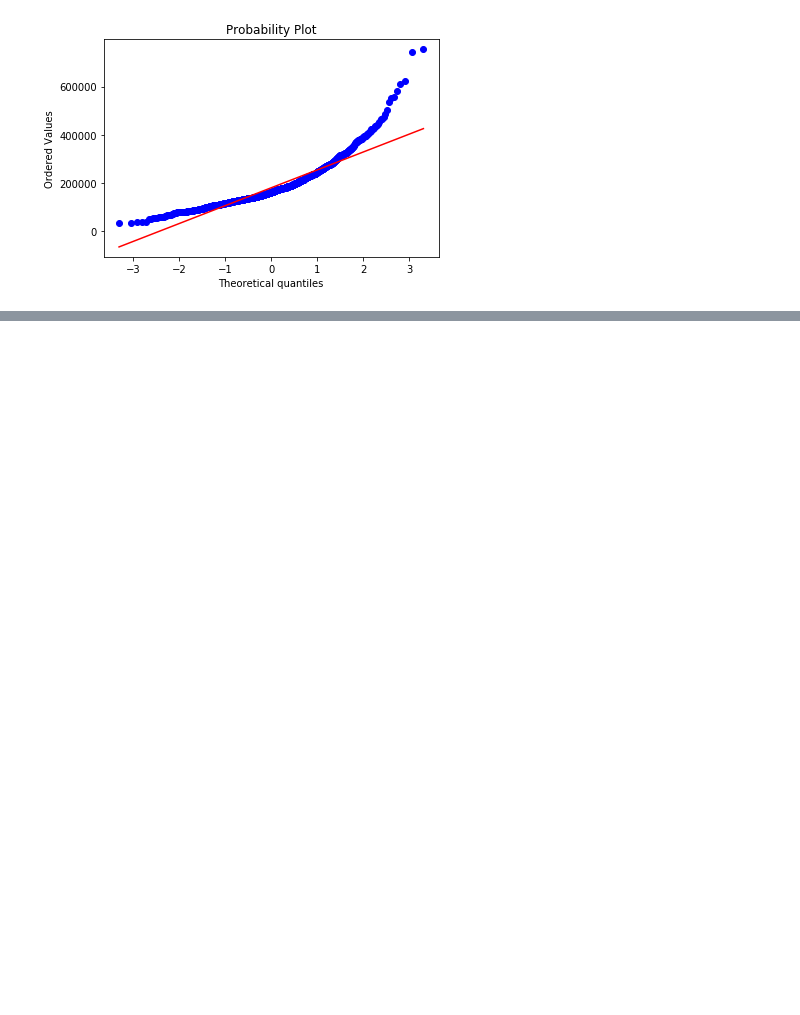
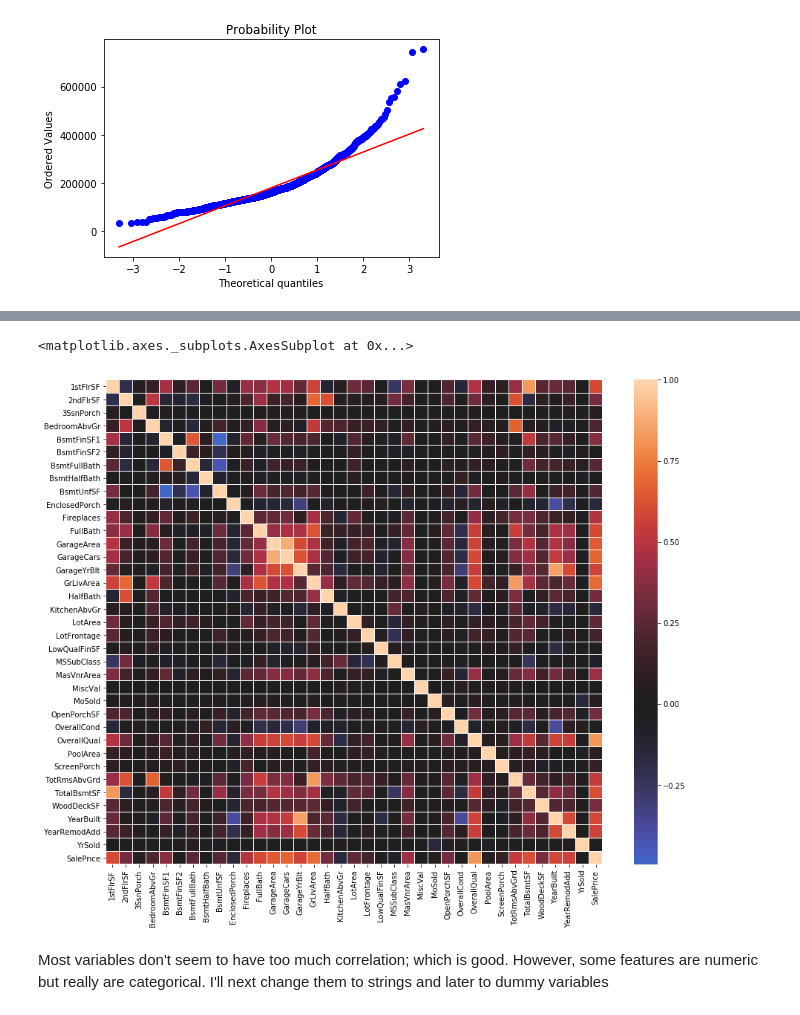
Before and after one commit to leeorn/Thinkful, a Jupyter notebook: Bootcamp/Unit 3/Capstone_project.ipynb, the cells around one changed output, grey strips where cells are left out. Cells and saved outputs as stored; diff of their text form; code cells hidden in the pictures; blank space fills up the shorter version.

```diff
--- a/Bootcamp/Unit 3/Capstone_project.ipynb
+++ b/Bootcamp/Unit 3/Capstone_project.ipynb
@@ -519,0 +609,5 @@ s
+# %%
+# reset df_numeric and df_obj to train set
+df_numeric = df_train.select_dtypes(exclude=object).copy()
+
+df_obj = df_train.select_dtypes(include=['object']).copy()
@@ -554,0 +659,13 @@ pandas.core.series.Series
+# %%
+# save the changed y
+df_numeric['SalePrice'] = y_log
+# %%
+# see the correlations between all the numeric variables
+corr = df_numeric.corr()
+plt.subplots(figsize=(15,12))
+sns.heatmap(corr, linewidths=0.01, center=0)
+# %% [output]
+<matplotlib.axes._subplots.AxesSubplot at 0x...>
+[figure, added]
+# %% [markdown]
+Most variables don't seem to have too much correlation; which is good. However, some features are numeric but really are categorical. I'll next change them to strings and later to dummy variables
```
Also changed, not shown: parts of 78 cells of this notebook.
